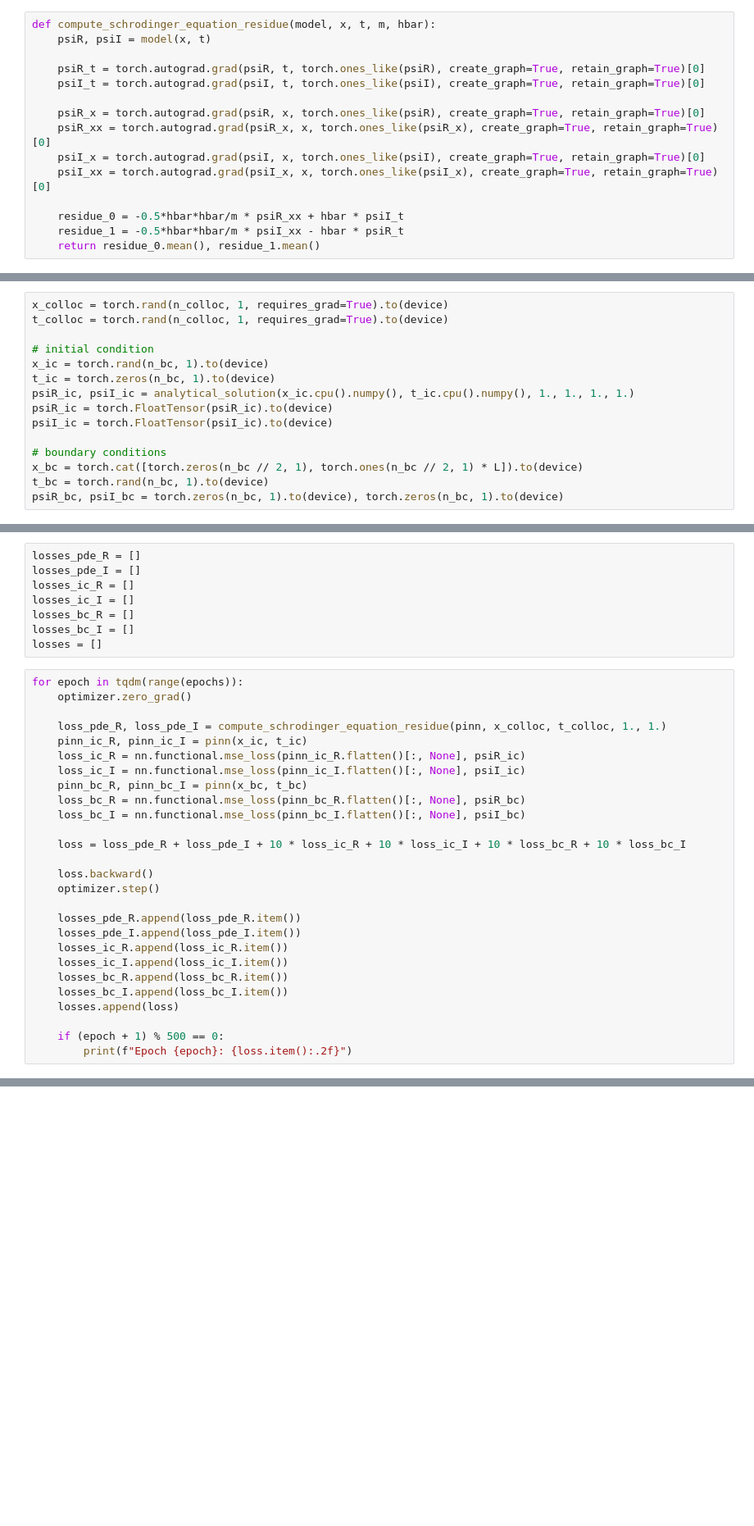
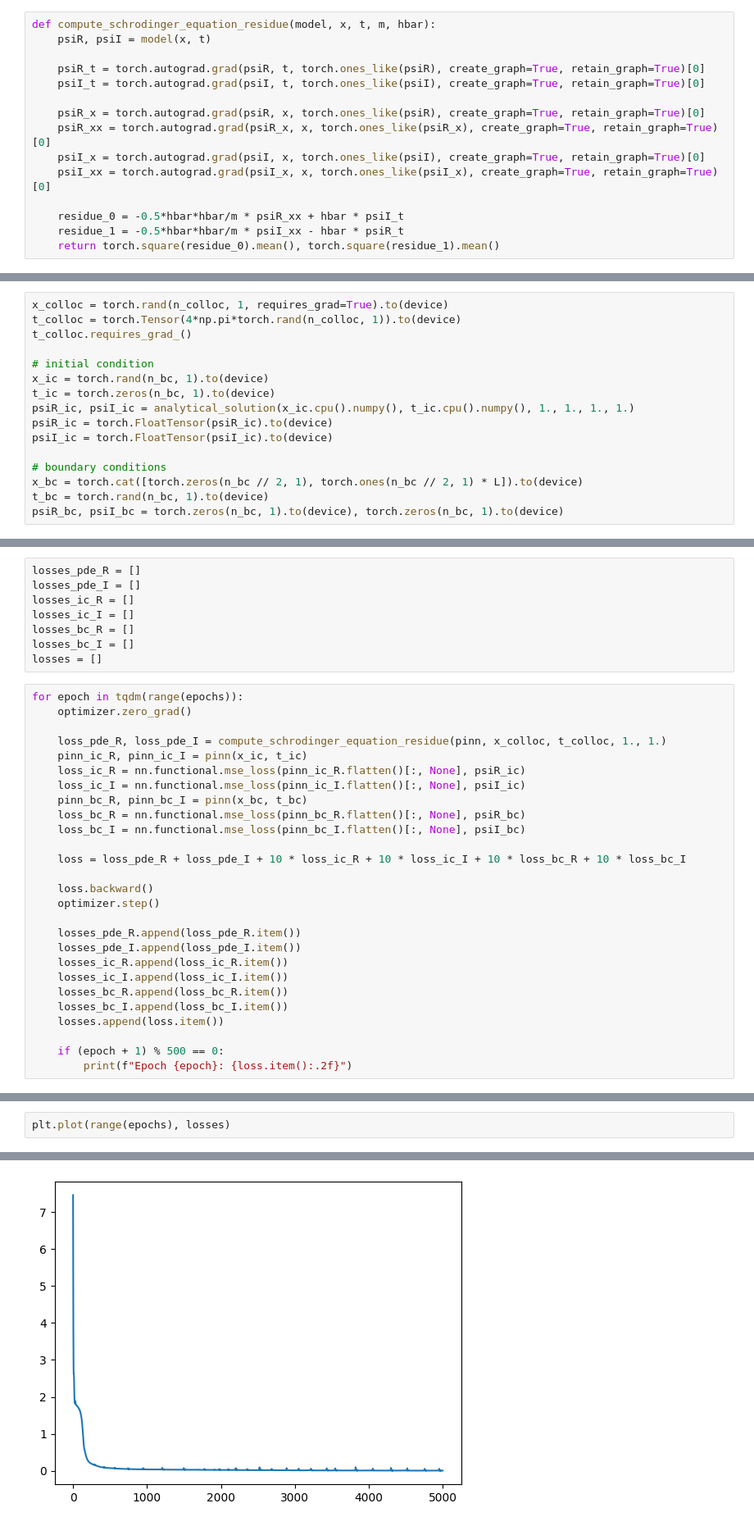
Before and after one commit to stephenhky/PINNNotebooks, a Jupyter notebook: schrodinger_equation_1dbox.ipynb, the cells around one changed output, grey strips where cells are left out. Shown at 82% size. Drawn from its saved outputs; the diff is of its cells as text; blank space fills up the shorter version.

```diff
--- a/schrodinger_equation_1dbox.ipynb
+++ b/schrodinger_equation_1dbox.ipynb
@@ -59,7 +59,7 @@ def compute_schrodinger_equation_residue(model, x, t, m, hbar):
 
     residue_0 = -0.5*hbar*hbar/m * psiR_xx + hbar * psiI_t
     residue_1 = -0.5*hbar*hbar/m * psiI_xx - hbar * psiR_t
-    return residue_0.mean(), residue_1.mean()
+    return torch.square(residue_0).mean(), torch.square(residue_1).mean()
 # %%
 def analytical_solution(x, t, A, hbar, m, L):
     psi = A * np.sin(np.pi*x/L) * np.exp(-0.5*L*L*hbar/m*t*1.j)
@@ -75,6 +85,7 @@ L = 1.
 # %%
 x_colloc = torch.rand(n_colloc, 1, requires_grad=True).to(device)
-t_colloc = torch.rand(n_colloc, 1, requires_grad=True).to(device)
+t_colloc = torch.Tensor(4*np.pi*torch.rand(n_colloc, 1)).to(device)
+t_colloc.requires_grad_()
 
 # initial condition
 x_ic = torch.rand(n_bc, 1).to(device)
@@ -121,7 +132,7 @@ for epoch in tqdm(range(epochs)):
     losses_ic_I.append(loss_ic_I.item())
     losses_bc_R.append(loss_bc_R.item())
     losses_bc_I.append(loss_bc_I.item())
-    losses.append(loss)
+    losses.append(loss.item())
 
     if (epoch + 1) % 500 == 0:
         print(f"Epoch {epoch}: {loss.item():.2f}")
@@ -138,0 +150,3 @@ Epoch 4999: -398.23
+# %%
+plt.plot(range(epochs), losses)
+# %% [output]
@@ -138,0 +154 @@ Epoch 4999: -398.23
+[figure, added]
```
Also changed, not shown: parts of 7 cells of this notebook.
